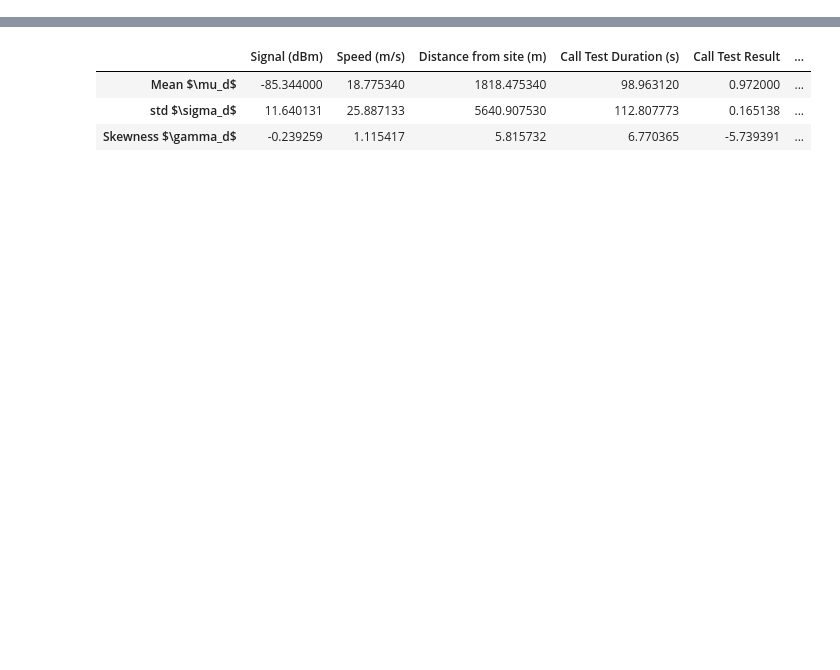
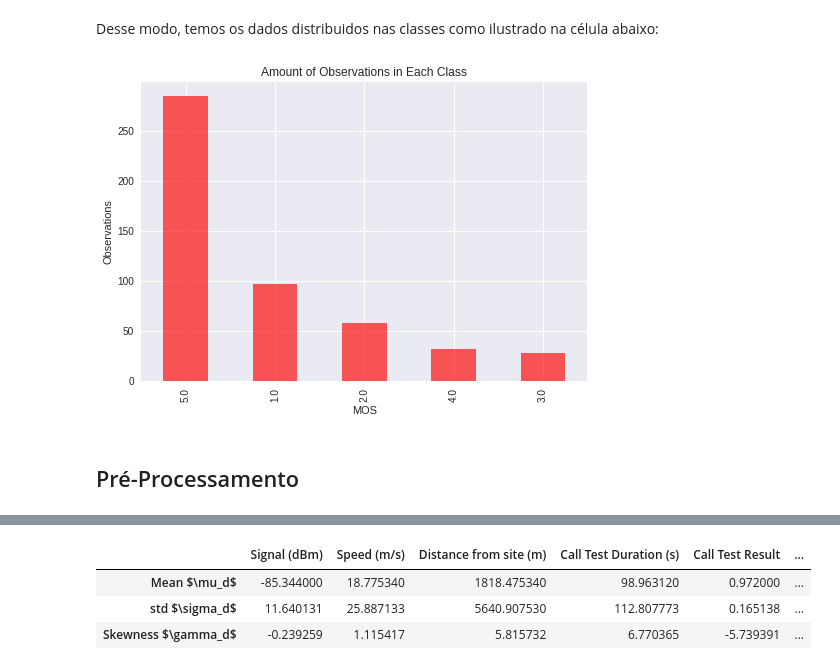
Before and after one commit to ezequiasjunior/ica2019.2, a Jupyter notebook: data_preprocessing.ipynb, the cells around one changed output, grey strips where cells are left out. Cells and saved outputs as stored; diff of their text form; code cells hidden in the pictures; blank space fills up the shorter version.

```diff
--- a/data_preprocessing.ipynb
+++ b/data_preprocessing.ipynb
@@ -24,5 +26,8 @@ import pandas as pd
 import matplotlib.pyplot as plt
 import seaborn as sns
 plt.style.use('seaborn')
+
+# Importing dataset:
+data = pd.read_excel('mos_dataset.xlsx')
 # %% [markdown]
 ## O Conjunto de Dados
@@ -198,0 +174,15 @@ https://en.wikipedia.org/wiki/Mean_opinion_score
+# %% [markdown]
+Desse modo, temos os dados distribuidos nas classes como ilustrado na célula abaixo:
+# %%
+# Bar plot of the amount of samples of each class:
+plt.figure()
+data['MOS'].value_counts().plot.bar(color='red', alpha=0.65)
+plt.title('Amount of Observations in Each Class')
+plt.ylabel('Observations')
+plt.xlabel('MOS')
+plt.show()
+# plt.savefig('hw01-figs/classes.pdf')
+# %% [output]
+[figure, added]
+# %% [markdown]
+## Pré-Processamento
```
Also changed, not shown: parts of 32 cells of this notebook, 4 other files.
